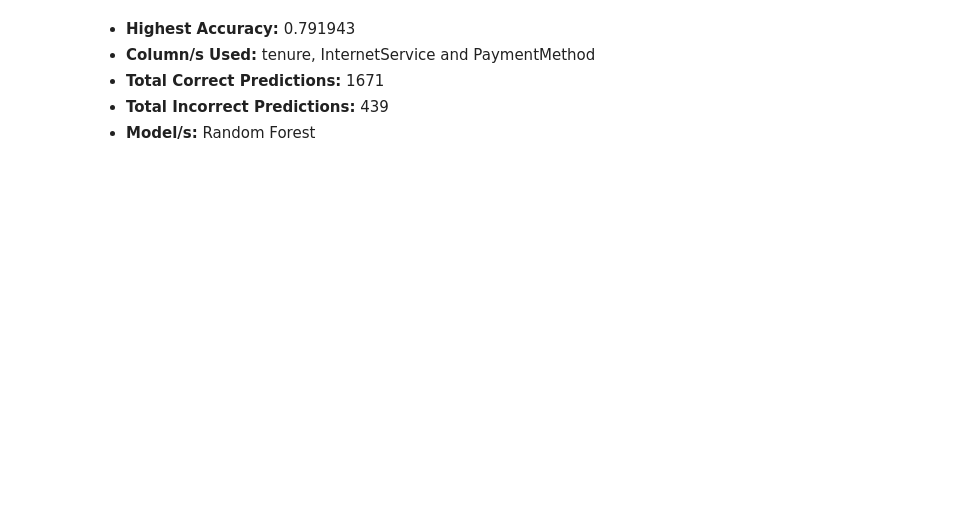
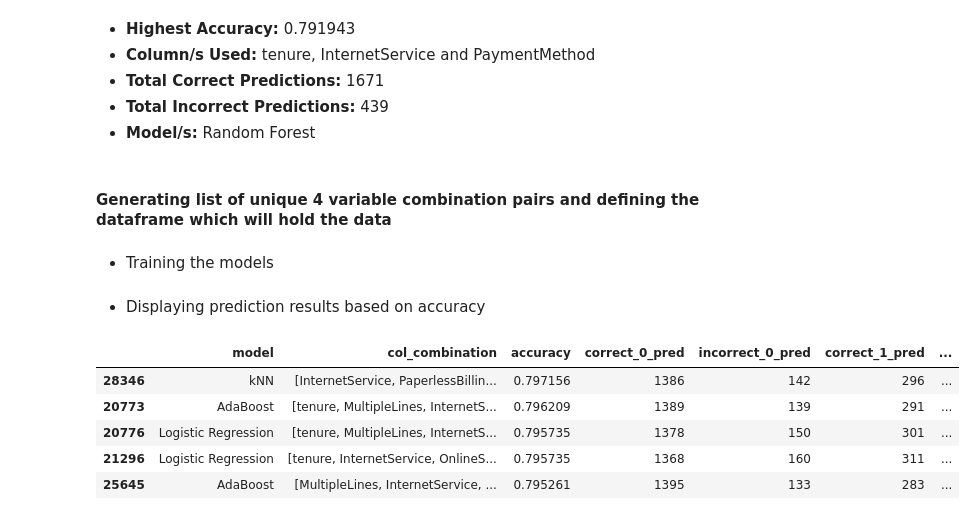
Before and after one commit to HarshTanwar001/Churn-Analysis, a Jupyter notebook: Churn_Analysis.ipynb, the cells around one changed output. Drawn from its saved outputs; the diff is of its cells as text; code cells hidden in the pictures; blank space fills up the shorter version.

Commit message:
Predictive Analytics on all unique 2 and 3 column combination pairs

```diff
--- a/Churn_Analysis.ipynb
+++ b/Churn_Analysis.ipynb
@@ -1185,7 +1185,7 @@ def train_models(cols, data):
 
 
     # kNN
-    knn = KNeighborsClassifier(n_neighbors=48)
+    knn = KNeighborsClassifier(n_neighbors=48, n_jobs=-1)
     knn.fit(x_train, y_train)
     y_pred = knn.predict(x_test)
 
@@ -1396,3 +1396,41 @@ data_3_comb.sort_values(by='accuracy', ascending=False).head()
     <li><b>Total Incorrect Predictions:</b> 439</li>
     <li><b>Model/s:</b> Random Forest</li>
 </ul>
+# %% [markdown]
+#### Generating list of unique 4 variable combination pairs and defining the dataframe which will hold the data
+# %%
+columns = list(df.columns)
+columns.remove('customerID')
+columns.remove('Churn')
+
+unique_4 = list(combinations(columns, 4))
+
+data_4_comb = pd.DataFrame(
+    columns=[
+        'model',
+        'col_combination',
+        'accuracy',
+        'correct_0_pred',
+        'incorrect_0_pred',
+        'correct_1_pred',
+        'incorrect_1_pred',
+        'total_correct_pred',
+        'total_incorrect_pred'
+    ]
+)
+# %% [markdown]
+- Training the models
+# %%
+for col_comb in unique_4:
+    train_models(list(col_comb), data_4_comb)
+# %% [markdown]
+- Displaying prediction results based on accuracy
+# %%
+data_4_comb.sort_values(by='accuracy', ascending=False).head()
+# %% [output]
+|  | model | col_combination | accuracy | correct_0_pred | incorrect_0_pred | correct_1_pred | ... |
+| 28346 | kNN | [InternetService, PaperlessBillin... | 0.797156 | 1386 | 142 | 296 | ... |
+| 20773 | AdaBoost | [tenure, MultipleLines, InternetS... | 0.796209 | 1389 | 139 | 291 | ... |
+| 20776 | Logistic Regression | [tenure, MultipleLines, InternetS... | 0.795735 | 1378 | 150 | 301 | ... |
+| 21296 | Logistic Regression | [tenure, InternetService, OnlineS... | 0.795735 | 1368 | 160 | 311 | ... |
+| 25645 | AdaBoost | [MultipleLines, InternetService, ... | 0.795261 | 1395 | 133 | 283 | ... |
```
Also changed, not shown: parts of 2 cells of this notebook.
